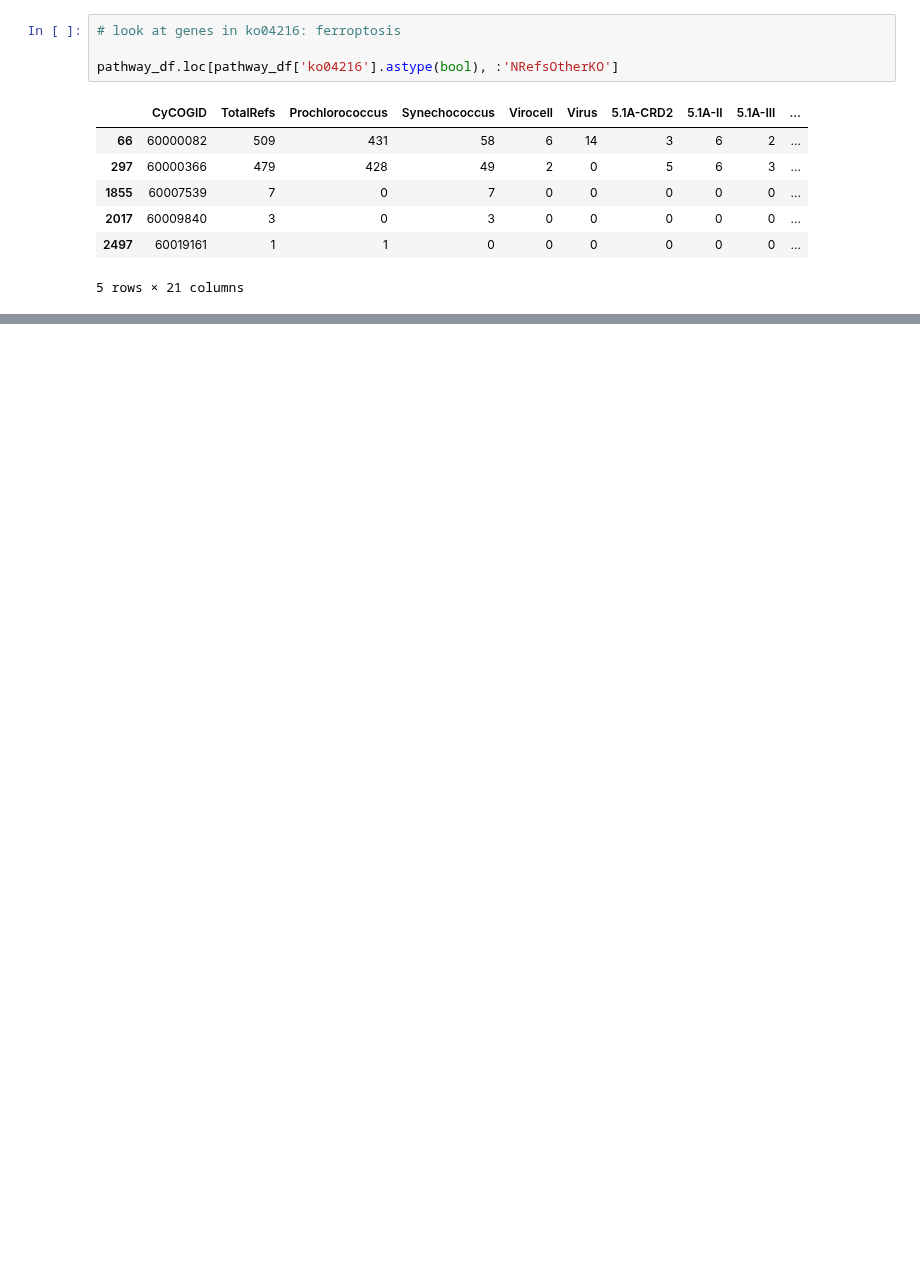
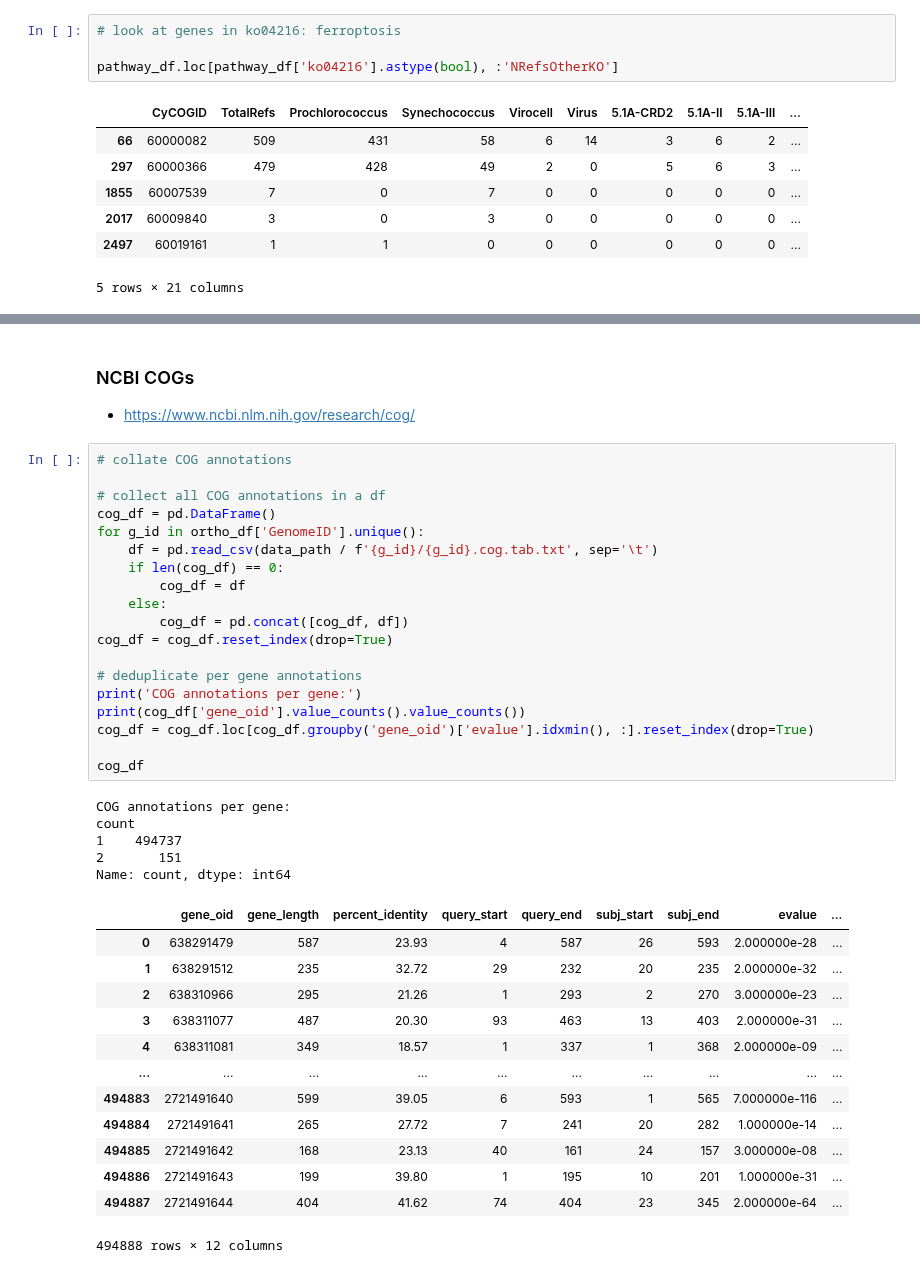
Before and after one commit to blasks/barnacle-manuscript, a Jupyter notebook: analyses/7-interpretation/0-enrichment-analysis.ipynb, the cells around one changed output, grey strips where cells are left out. Cells and saved outputs as stored; diff of their text form; blank space fills up the shorter version.

```diff
--- a/analyses/7-interpretation/0-enrichment-analysis.ipynb
+++ b/analyses/7-interpretation/0-enrichment-analysis.ipynb
@@ -797,0 +824,41 @@ pathway_df.loc[pathway_df['ko04216'].astype(bool), :'NRefsOtherKO']
+# %% [markdown]
+### NCBI COGs
+- https://www.ncbi.nlm.nih.gov/research/cog/
+# %%
+# collate COG annotations
+
+# collect all COG annotations in a df
+cog_df = pd.DataFrame()
+for g_id in ortho_df['GenomeID'].unique():
+    df = pd.read_csv(data_path / f'{g_id}/{g_id}.cog.tab.txt', sep='\t')
+    if len(cog_df) == 0:
+        cog_df = df
+    else:
+        cog_df = pd.concat([cog_df, df])
+cog_df = cog_df.reset_index(drop=True)
+
+# deduplicate per gene annotations
+print('COG annotations per gene:')
+print(cog_df['gene_oid'].value_counts().value_counts())
+cog_df = cog_df.loc[cog_df.groupby('gene_oid')['evalue'].idxmin(), :].reset_index(drop=True)
+
+cog_df
+# %% [output]
+COG annotations per gene:
+count
+1    494737
+2       151
+Name: count, dtype: int64
+|  | gene_oid | gene_length | percent_identity | query_start | query_end | subj_start | subj_end | evalue | ... |
+| 0 | 638291479 | 587 | 23.93 | 4 | 587 | 26 | 593 | 2.000000e-28 | ... |
+| 1 | 638291512 | 235 | 32.72 | 29 | 232 | 20 | 235 | 2.000000e-32 | ... |
+| 2 | 638310966 | 295 | 21.26 | 1 | 293 | 2 | 270 | 3.000000e-23 | ... |
+| 3 | 638311077 | 487 | 20.30 | 93 | 463 | 13 | 403 | 2.000000e-31 | ... |
+| 4 | 638311081 | 349 | 18.57 | 1 | 337 | 1 | 368 | 2.000000e-09 | ... |
+| ... | ... | ... | ... | ... | ... | ... | ... | ... | ... |
+| 494883 | 2721491640 | 599 | 39.05 | 6 | 593 | 1 | 565 | 7.000000e-116 | ... |
+| 494884 | 2721491641 | 265 | 27.72 | 7 | 241 | 20 | 282 | 1.000000e-14 | ... |
+| 494885 | 2721491642 | 168 | 23.13 | 40 | 161 | 24 | 157 | 3.000000e-08 | ... |
+| 494886 | 2721491643 | 199 | 39.80 | 1 | 195 | 10 | 201 | 1.000000e-31 | ... |
+| 494887 | 2721491644 | 404 | 41.62 | 74 | 404 | 23 | 345 | 2.000000e-64 | ... |
+494888 rows × 12 columns
```
Also changed, not shown: parts of 10 cells of this notebook.
